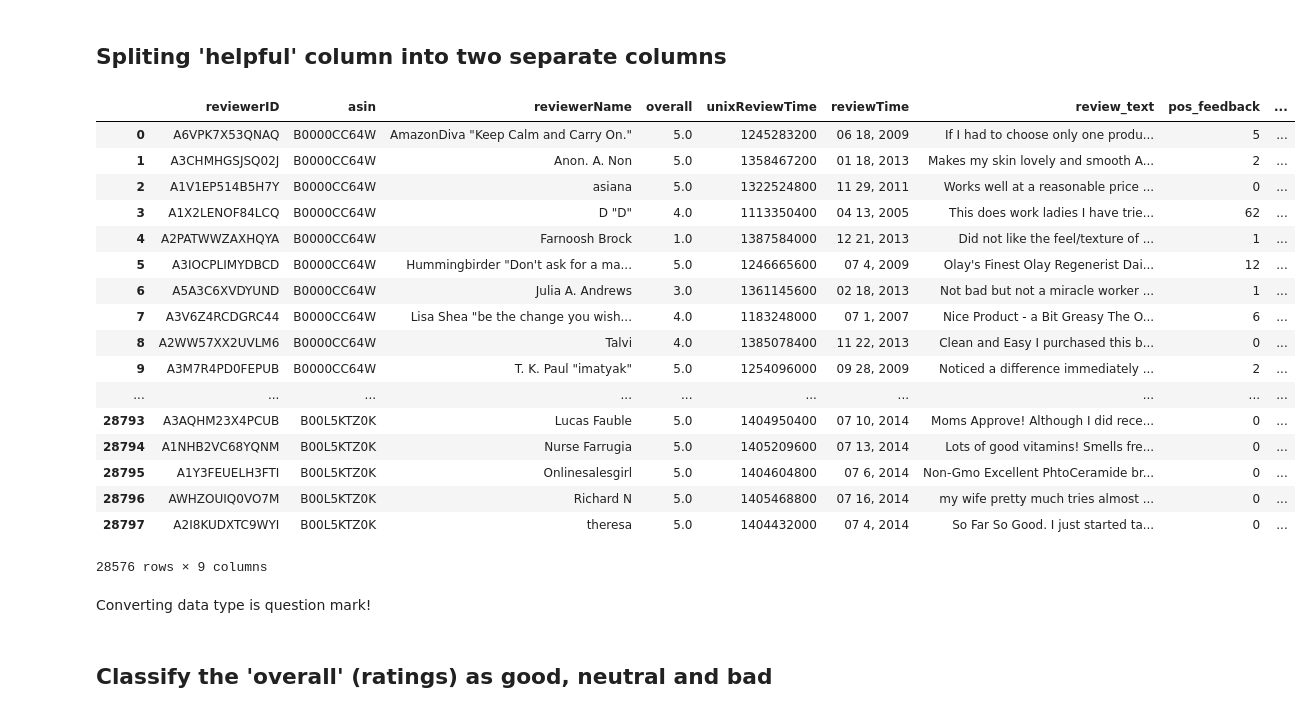
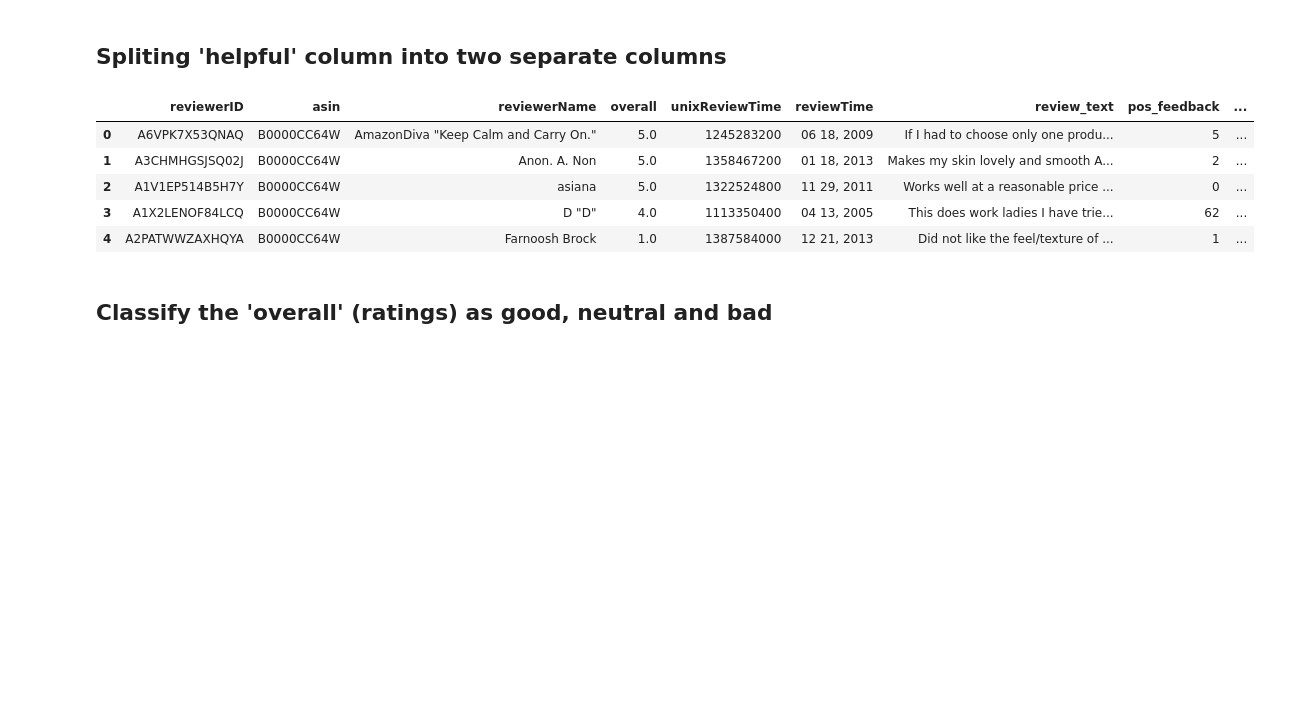
Before and after one commit to ShiningData/Capstone_Project-Sentiment_Analysis, a Jupyter notebook: Amazon_Beauty_Products_Review-Sentiment_Analysis.ipynb, the cells around one changed output. Saved outputs shown, nothing was run; the diff lists cells and outputs as text; code cells hidden in the pictures; blank space fills up the shorter version.

```diff
--- a/Amazon_Beauty_Products_Review-Sentiment_Analysis.ipynb
+++ b/Amazon_Beauty_Products_Review-Sentiment_Analysis.ipynb
@@ -255,42 +255,29 @@ df2.head()
 # %%
 # Split 'helpful' column into 'neg_feedback' and 'pos_feedback' and drop it at the end
 
 list_positive = []
 list_negative = []
 
 for help in df2['helpful']:
     list_positive.append(help[0])
     list_negative.append(help[1] - help[0])
 
 # Positive Feedback (Supporting reviewer's idea and find it useful)
 df2['pos_feedback'] = list_positive
 
 # Negative Feedback (Finding reviewer's idea useless and not supporting it)
 df2['neg_feedback'] = list_negative
 
 # Drop redundant 'helpful' column
-df2.drop('helpful', axis = 1)
+df2 = df2.drop('helpful', axis = 1)
+df2.head()
 # %% [output]
 |  | reviewerID | asin | reviewerName | overall | unixReviewTime | reviewTime | review_text | pos_feedback | ... |
 | 0 | A6VPK7X53QNAQ | B0000CC64W | AmazonDiva "Keep Calm and Carry On." | 5.0 | 1245283200 | 06 18, 2009 | If I had to choose only one produ... | 5 | ... |
 | 1 | A3CHMHGSJSQ02J | B0000CC64W | Anon. A. Non | 5.0 | 1358467200 | 01 18, 2013 | Makes my skin lovely and smooth A... | 2 | ... |
 | 2 | A1V1EP514B5H7Y | B0000CC64W | asiana | 5.0 | 1322524800 | 11 29, 2011 | Works well at a reasonable price ... | 0 | ... |
 | 3 | A1X2LENOF84LCQ | B0000CC64W | D "D" | 4.0 | 1113350400 | 04 13, 2005 | This does work ladies I have trie... | 62 | ... |
 | 4 | A2PATWWZAXHQYA | B0000CC64W | Farnoosh Brock | 1.0 | 1387584000 | 12 21, 2013 | Did not like the feel/texture of ... | 1 | ... |
-| 5 | A3IOCPLIMYDBCD | B0000CC64W | Hummingbirder "Don't ask for a ma... | 5.0 | 1246665600 | 07 4, 2009 | Olay's Finest Olay Regenerist Dai... | 12 | ... |
-| 6 | A5A3C6XVDYUND | B0000CC64W | Julia A. Andrews | 3.0 | 1361145600 | 02 18, 2013 | Not bad but not a miracle worker ... | 1 | ... |
-| 7 | A3V6Z4RCDGRC44 | B0000CC64W | Lisa Shea "be the change you wish... | 4.0 | 1183248000 | 07 1, 2007 | Nice Product - a Bit Greasy The O... | 6 | ... |
-| 8 | A2WW57XX2UVLM6 | B0000CC64W | Talvi | 4.0 | 1385078400 | 11 22, 2013 | Clean and Easy I purchased this b... | 0 | ... |
-| 9 | A3M7R4PD0FEPUB | B0000CC64W | T. K. Paul "imatyak" | 5.0 | 1254096000 | 09 28, 2009 | Noticed a difference immediately ... | 2 | ... |
-| ... | ... | ... | ... | ... | ... | ... | ... | ... | ... |
-| 28793 | A3AQHM23X4PCUB | B00L5KTZ0K | Lucas Fauble | 5.0 | 1404950400 | 07 10, 2014 | Moms Approve! Although I did rece... | 0 | ... |
-| 28794 | A1NHB2VC68YQNM | B00L5KTZ0K | Nurse Farrugia | 5.0 | 1405209600 | 07 13, 2014 | Lots of good vitamins! Smells fre... | 0 | ... |
-| 28795 | A1Y3FEUELH3FTI | B00L5KTZ0K | Onlinesalesgirl | 5.0 | 1404604800 | 07 6, 2014 | Non-Gmo Excellent PhtoCeramide br... | 0 | ... |
-| 28796 | AWHZOUIQ0VO7M | B00L5KTZ0K | Richard N | 5.0 | 1405468800 | 07 16, 2014 | my wife pretty much tries almost ... | 0 | ... |
-| 28797 | A2I8KUDXTC9WYI | B00L5KTZ0K | theresa | 5.0 | 1404432000 | 07 4, 2014 | So Far So Good. I just started ta... | 0 | ... |
-28576 rows × 9 columns
-# %% [markdown]
-Converting data type is question mark!
 # %% [markdown]
 ## Classify the 'overall' (ratings) as good, neutral and bad
 # %%
```
Also changed, not shown: parts of 16 cells of this notebook.
